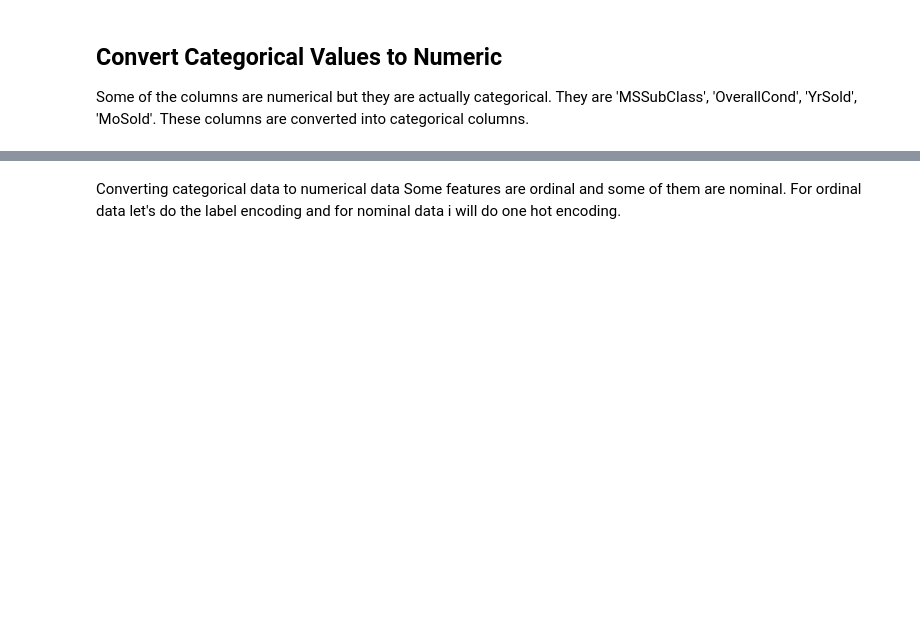
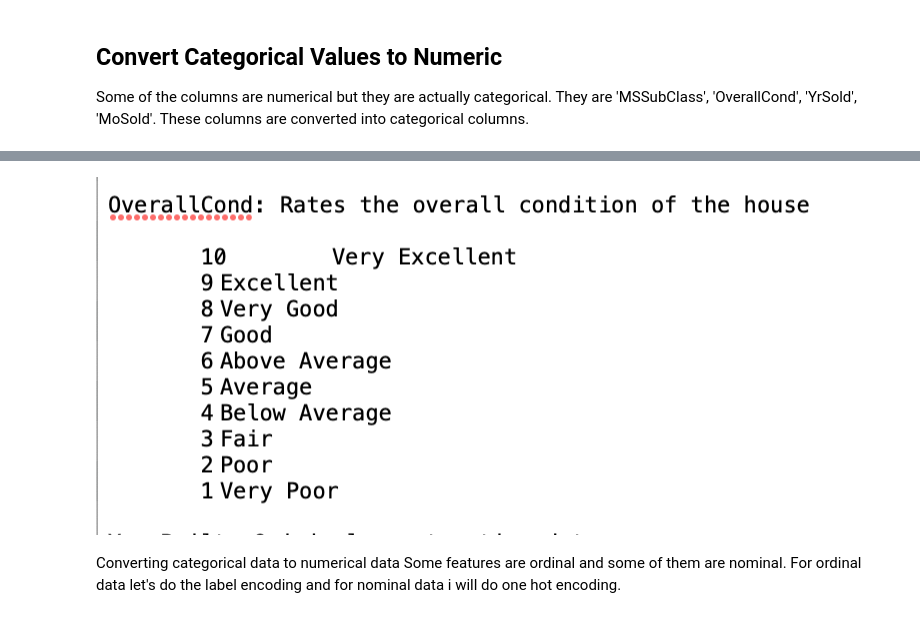
Before and after one commit to dtrinidad002/W207_Final_Project, a Jupyter notebook: Notebook_2_EDA_DataCleaning+FeatureEngineering+ModelDevelopment.ipynb, the cells around one changed output, grey strips where cells are left out. Drawn from its saved outputs; the diff is of its cells as text; code cells hidden in the pictures; blank space fills up the shorter version.

```diff
--- a/Notebook_2_EDA_DataCleaning+FeatureEngineering+ModelDevelopment.ipynb
+++ b/Notebook_2_EDA_DataCleaning+FeatureEngineering+ModelDevelopment.ipynb
@@ -411,3 +434,7 @@ Some of the columns are numerical but they are actually categorical. They are 'M
+# %%
+display.Image("images/OverallCondition.png")
+# %% [output]
+[figure, added]
 # %%
 cols=['MSSubClass','OverallCond','YrSold','MoSold']
 
```
Also changed, not shown: parts of 17 cells of this notebook.
